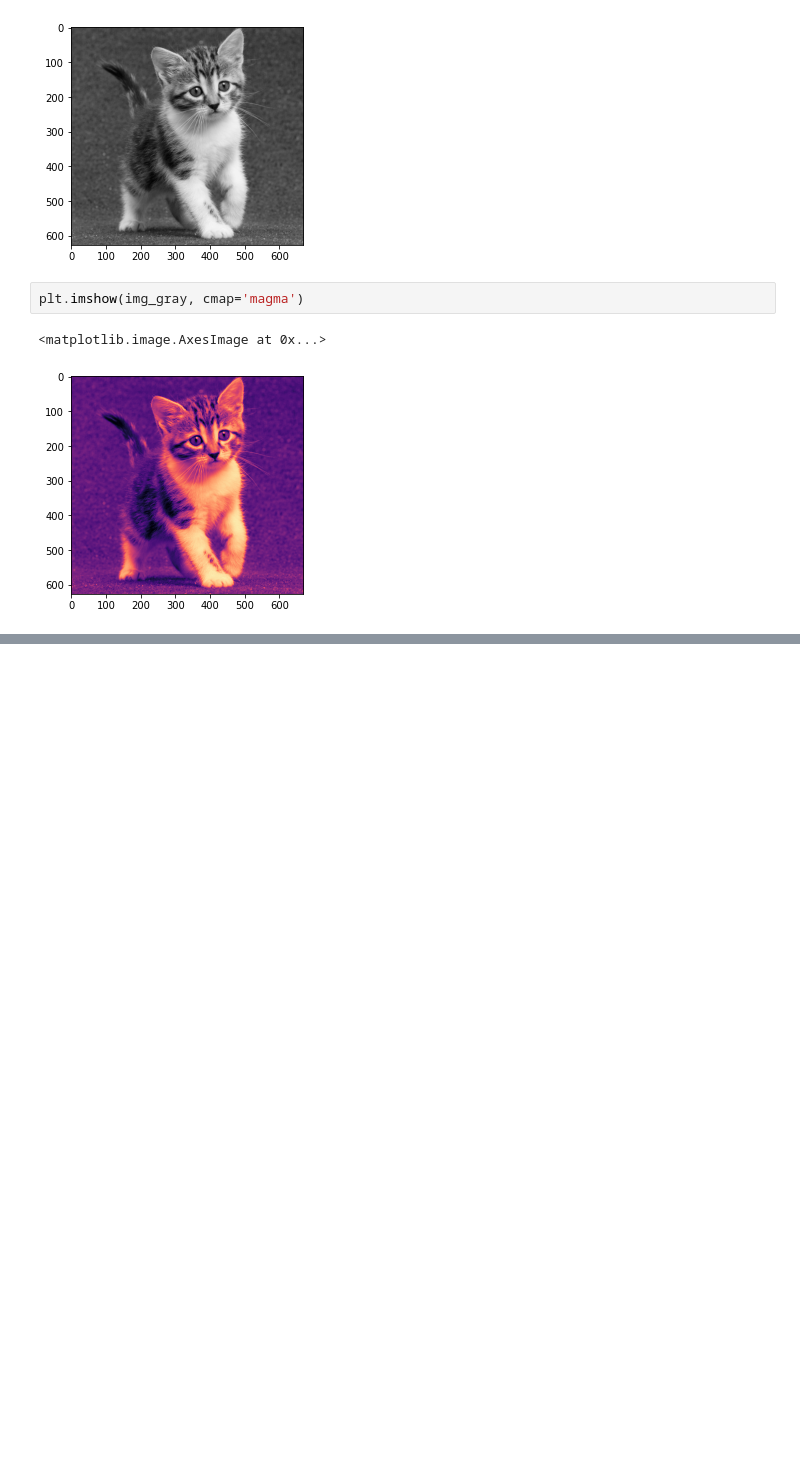
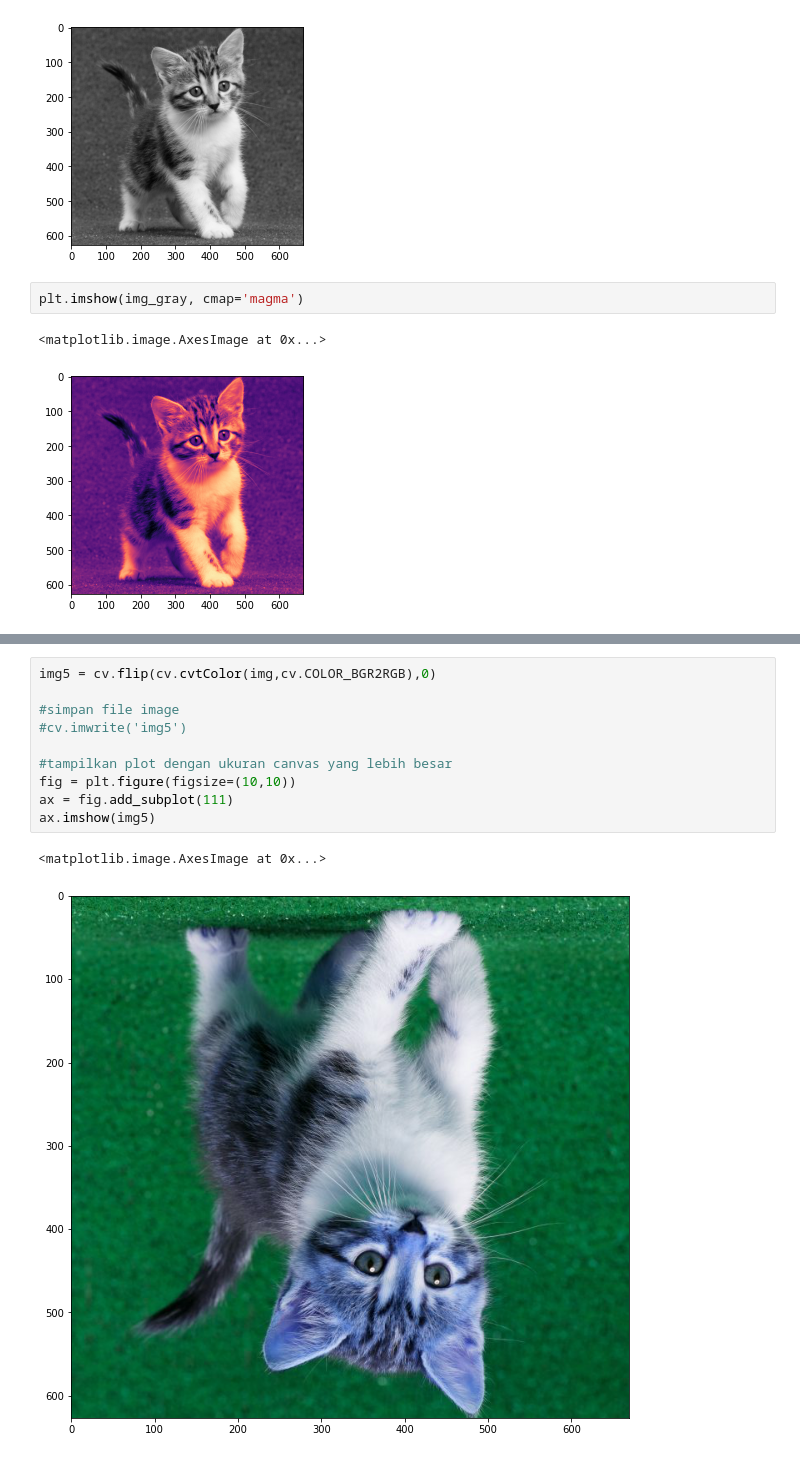
Before and after one commit to mayzura/PCVK_TI_2022, a Jupyter notebook: week2.ipynb, the cells around one changed output, grey strips where cells are left out. Saved outputs shown, nothing was run; the diff lists cells and outputs as text; blank space fills up the shorter version.

```diff
--- a/week2.ipynb
+++ b/week2.ipynb
@@ -44,0 +51,13 @@ plt.imshow(img_gray, cmap='magma')
+# %%
+img5 = cv.flip(cv.cvtColor(img,cv.COLOR_BGR2RGB),0)
+
+#simpan file image
+#cv.imwrite('img5')
+
+#tampilkan plot dengan ukuran canvas yang lebih besar
+fig = plt.figure(figsize=(10,10))
+ax = fig.add_subplot(111)
+ax.imshow(img5)
+# %% [output]
+<matplotlib.image.AxesImage at 0x...>
+[figure, added]
```
Also changed, not shown: parts of 1 cell of this notebook.
